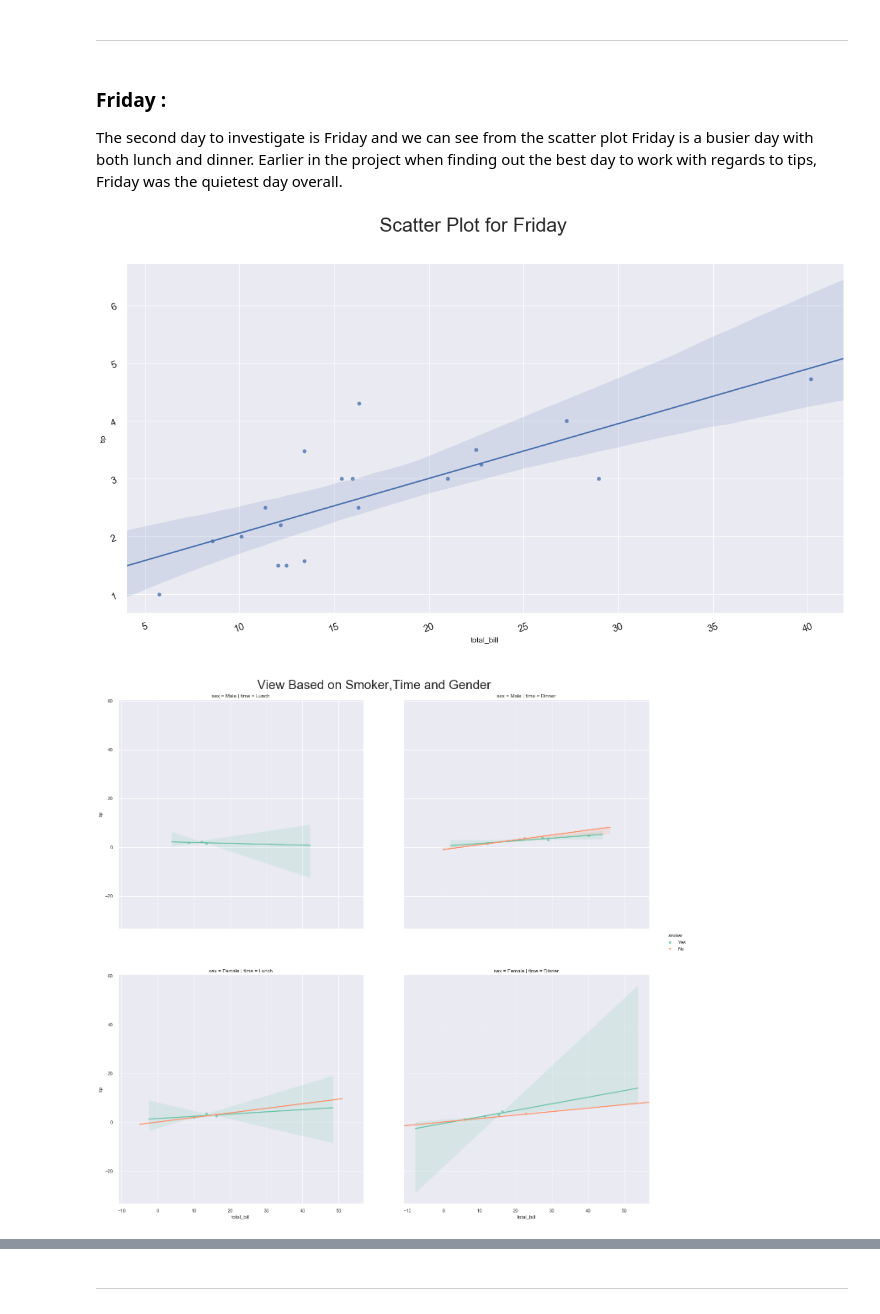
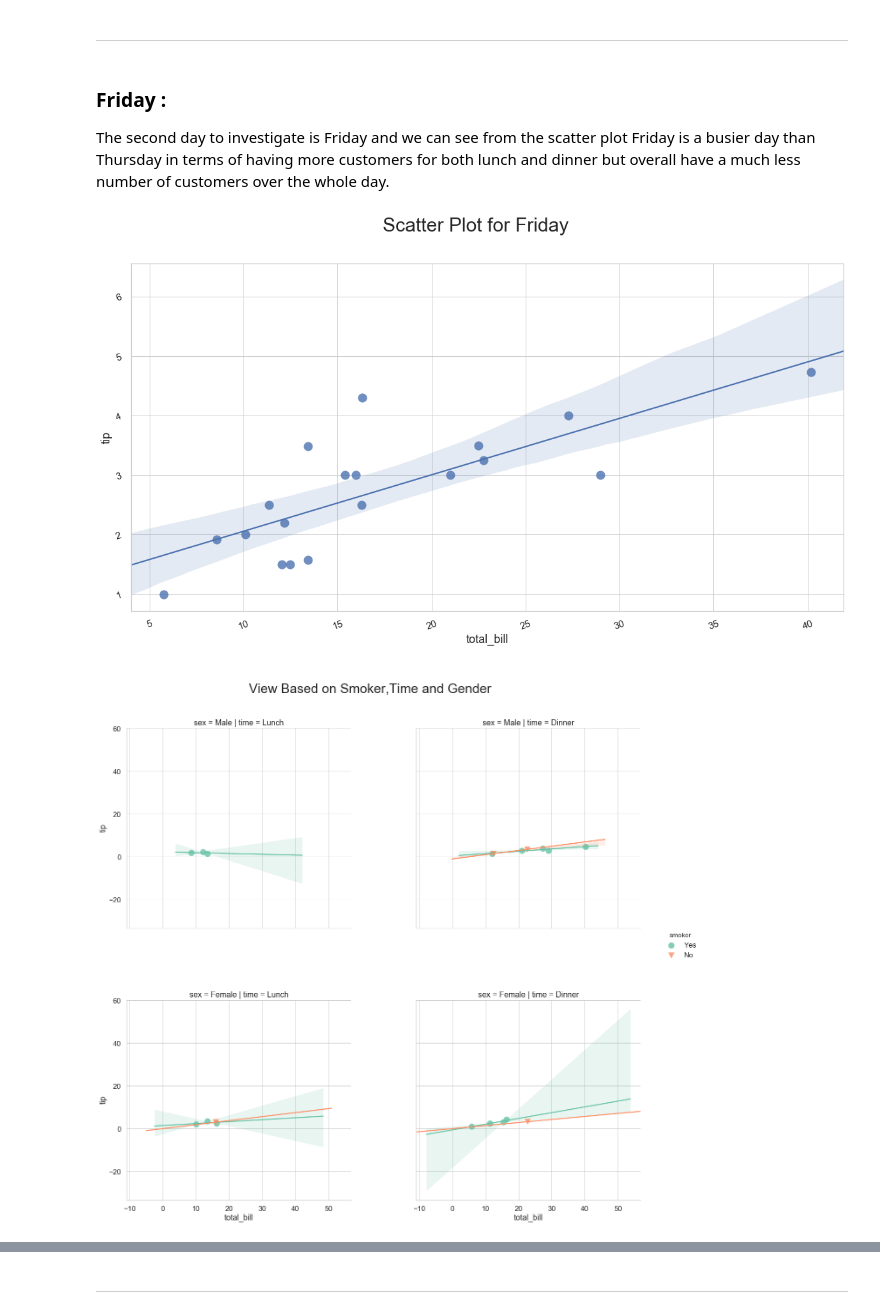
Before and after one commit to richardfeeney7/Fundamentals-Project, a Jupyter notebook: Fundamentals-Project 2019.ipynb, the cells around one changed output, grey strips where cells are left out. Saved outputs shown, nothing was run; the diff lists cells and outputs as text; code cells hidden in the pictures.

```diff
--- a/Fundamentals-Project 2019.ipynb
+++ b/Fundamentals-Project 2019.ipynb
@@ -445,6 +463,8 @@ In the second and third violin plot, we investigate the distribution of the tota
 # %%
 
 colours = ["blue", "pink"] # Define Plot Colours. Blue for men, pink for girls
+
+sns.set(rc={'figure.figsize':(15,15)}) # Set display size
 
 # Lets see the tips depending on sex
 # Add kind. height and aspect to position accross the page
@@ -457,7 +477,6 @@ print("\n\n")
 
 
 # Lets see the tips depending on sex
-sns.set(rc={'figure.figsize':(10,10)}) # Set display size
 ax = sns.violinplot(x="day", y="total_bill", hue="sex", data=tips, inner="quartile", scale="count", palette=colours)
 # Add title to the plot and set size
 ax.set_title('Distribution of total bill amount per day', fontsize=16);
@@ -556,28 +577,30 @@ The first day to investigate is Thursday and we can see from the scatter plot th
 # %%
 # Pull data on different days, plot one by one and investigate
 thur = tips [tips ['day'] == "Thur"]
+
+sns.set(style="whitegrid", font_scale=1.5) # Set grid and font size for graphs
 
 # Plot regplot for Thursday
 
 plt.suptitle("Scatter Plot for Thursday", fontsize = 30) # Add Title
 plt.xlabel("Total_Bill")               # Add Label
 plt.ylabel("Tip")                      # Add Label
-plt.xticks(fontsize=15, rotation=20)
-plt.yticks(fontsize=15, rotation=20)
+plt.xticks(fontsize=15, rotation=60)
+plt.yticks(fontsize=15, rotation=60)
 
 thurTotalTip = thur.iloc[:,1] # Use Column 1 (tip)
 thurTotalBill = thur.iloc[:,0] # Use column 0 (total_bill)
 
-#  linear relationship as determined using regplot
-thursday = sns.regplot(thurTotalBill,thurTotalTip)
+#  linear relationship as determined using regplot, scatter_kws={"s": 200} sets the marker size
+thursday = sns.regplot(thurTotalBill,thurTotalTip, scatter_kws={"s": 200})
 
 
 # linear relationship as determined using lmplot
 
-# lmplot to view data on thursday based on smoker and time and row
-sns.lmplot(x="total_bill", y="tip", hue ="smoker", data=thur, col="time", row ="sex" ,palette="Set2", height=10,
+# lmplot to view data on thursday based on smoker and time and row,scatter_kws={"s": 200} sets the marker size
+sns.lmplot(x="total_bill", y="tip", hue ="smoker", data=thur, scatter_kws={"s": 200}, col="time", row ="sex" ,palette="Set2", height=10,
            aspect=1, markers=["o","v"]).fig.suptitle("\nView Based on Smoker,Time and Gender", fontsize=30)
-plt.tight_layout(8) # Add space between plots
+plt.tight_layout(8) # adjust params so that the subplot fits in to the figure area.
 
 plt.show()
 # %% [output]
@@ -609,35 +649,35 @@ Total Bill on Thursday is :$171.83
 # %% [markdown]
 ### Friday :
 
-The second day to investigate is Friday and we can see from the scatter plot Friday is a busier day with both lunch and dinner. Earlier in the project when finding out the best day to work with regards to tips, Friday was the quietest day overall.
+The second day to investigate is Friday and we can see from the scatter plot Friday is a busier day than Thursday in terms of having more customers for both lunch and dinner but overall have a much less number of customers over the whole day.
 # %%
 # Pull data on different days, plot one by one and investigate
 fri = tips [tips ['day'] == "Fri"]
 
 # Plot Friday
 plt.suptitle("Scatter Plot for Friday", fontsize = 30) # Add Title
 plt.xlabel("Total_Bill")               # Add Label
 plt.ylabel("Tip")                      # Add Label
 plt.xticks(fontsize=15, rotation=20)
 plt.yticks(fontsize=15, rotation=20)
 
 friTotalTip = fri.iloc[:,1] # Use Column 1 (tip)
 friTotalBill = fri.iloc[:,0] # Use column 0 (total_bill)
 
-#  linear relationship as determined using regplot
-friday = sns.regplot(friTotalBill, friTotalTip)
+#  linear relationship as determined using regplot, scatter_kws={"s": 200} sets the marker size
+friday = sns.regplot(friTotalBill, friTotalTip, scatter_kws={"s": 200})
 
 
 # Linear regression using lmplot
 
 # lmplot to view data on thursday based on smoker and time and row
-sns.lmplot(x="total_bill", y="tip", hue ="smoker", data=fri, col="time", row ="sex" ,palette="Set2", height=10,
+sns.lmplot(x="total_bill", y="tip", hue ="smoker", data=fri, scatter_kws={"s": 200}, col="time", row ="sex" ,palette="Set2", height=10,
            aspect=1, markers=["o","v"]).fig.suptitle("\nView Based on Smoker,Time and Gender", fontsize=30)
 plt.tight_layout(8) # Add space between plots
 
 plt.show()
 # %% [output]
-[figure, old version]
+[figure, new version]
-[figure, old version]
+[figure, new version]
 # %%
 # View the party sizes
```
Also changed, not shown: parts of 32 cells of this notebook.
